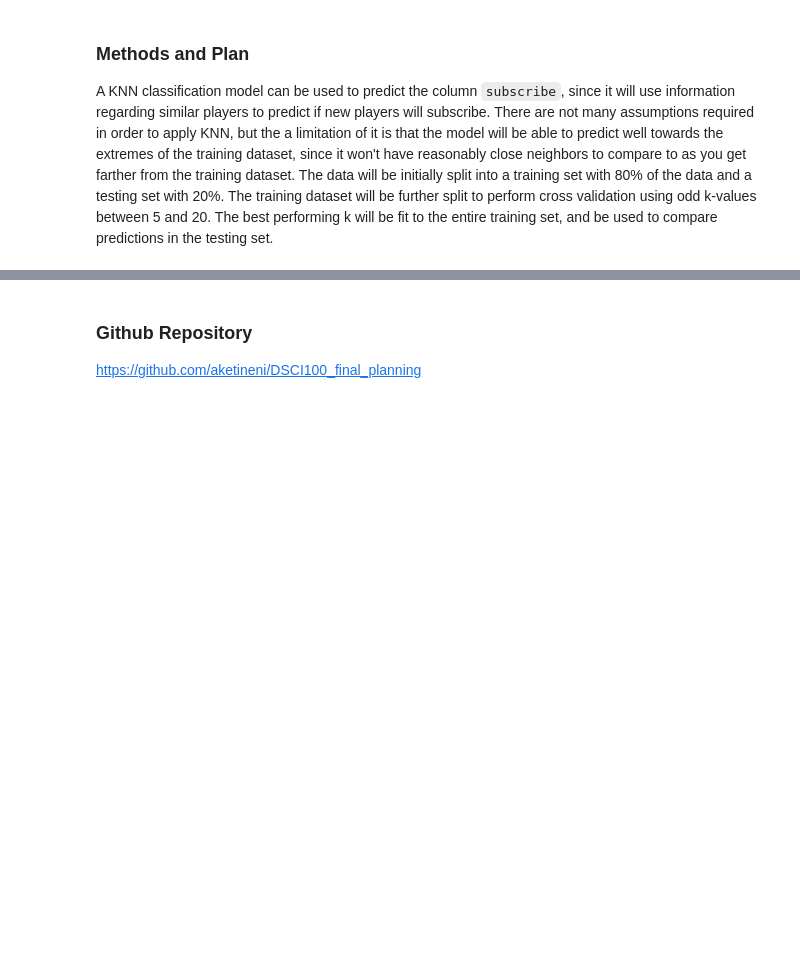
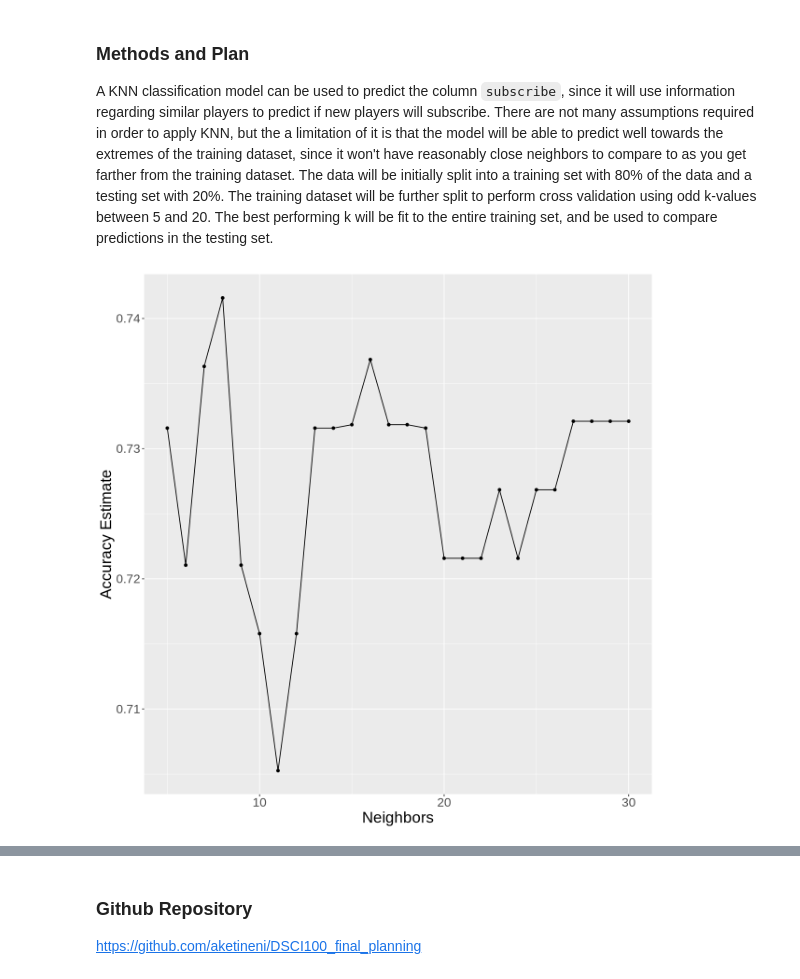
Before and after one commit to aketineni/DSCI100_final_group4-31, a Jupyter notebook: report.ipynb, the cells around one changed output, grey strips where cells are left out. Saved outputs shown, nothing was run; the diff lists cells and outputs as text; code cells hidden in the pictures; blank space fills up the shorter version.

```diff
--- a/report.ipynb
+++ b/report.ipynb
@@ -150,3 +159,69 @@ This scatter plot shows the relationship between age and how many hours the pers
 # %% [markdown]
 ### Methods and Plan ###
 A KNN classification model can be used to predict the column `subscribe`, since it will use information regarding similar players to predict if new players will subscribe. There are not many assumptions required in order to apply KNN, but the a limitation of it is that the model will be able to predict well towards the extremes of the training dataset, since it won't have reasonably close neighbors to compare to as you get farther from the training dataset. The data will be initially split into a training set with 80% of the data and a testing set with 20%. The training dataset will be further split to perform cross validation using odd k-values between 5 and 20. The best performing k will be fit to the entire training set, and be used to compare predictions in the testing set.
+# %%
+players_knn <- players |>
+
+    mutate(subscribe = as_factor(subscribe)) |>
+
+    filter(Age != "NA")
+
+
+
+players_split <- initial_split(players_knn, prop = 0.8, strata = subscribe)
+
+players_training <- training(players_split)
+
+players_testing <- testing(players_split)
+
+
+
+knn_spec <- nearest_neighbor(weight_func = "rectangular", neighbors = tune()) |>
+
+            set_engine("kknn") |>
+
+            set_mode("classification")
+
+
+
+players_recipe <- recipe(subscribe ~ played_hours + Age, data = players_testing)
+
+
+
+players_vfold <- vfold_cv(players_knn, v = 5, strata = subscribe)
+
+
+
+knn_results <- workflow() |>
+
+                 add_recipe(players_recipe) |>
+
+                 add_model(knn_spec) |>
+
+                 tune_grid(resamples = players_vfold, grid = tibble(neighbors = 5:30)) |>
+
+                 collect_metrics()
+
+
+
+accuracies <- knn_results |>
+
+                 filter(.metric == 'accuracy')
+
+
+
+cross_val_plot <- ggplot(accuracies, aes(x = neighbors, y = mean)) +
+
+                  geom_point() +
+
+                  geom_line() +
+
+                  labs(x = 'Neighbors', y = 'Accuracy Estimate') +
+
+                  theme(text = element_text(size = 20))
+
+
+
+cross_val_plot
+# %% [output]
+[figure, added]
```
Also changed, not shown: parts of 5 cells of this notebook.
